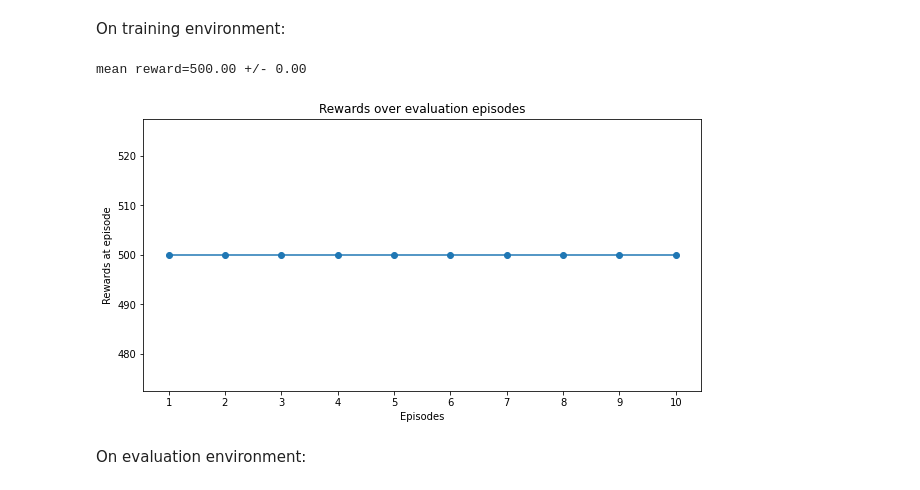
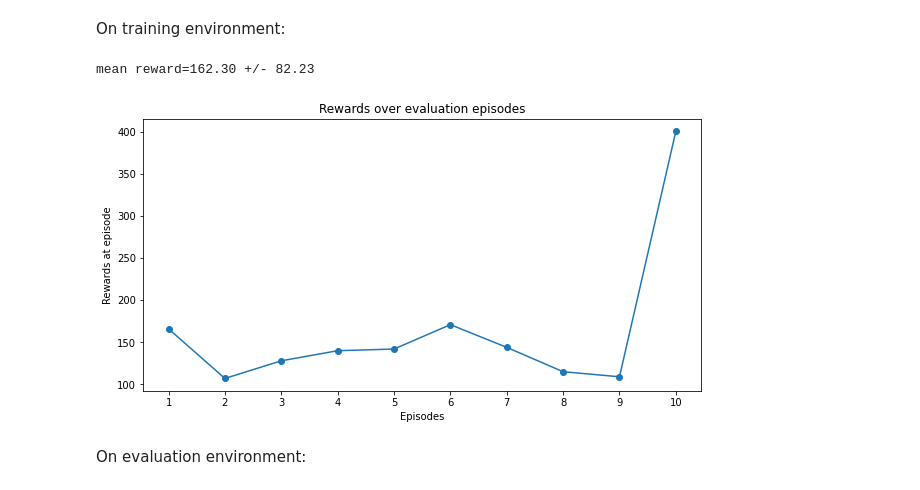
Before and after one commit to julia-lina-tan/rl-policy-fusion, a Jupyter notebook: rl_policy_fusion.ipynb, the cells around one changed output. Cells and saved outputs as stored; diff of their text form; code cells hidden in the pictures.

```diff
--- a/rl_policy_fusion.ipynb
+++ b/rl_policy_fusion.ipynb
@@ -124,8 +156,9 @@ This MLP has 2 layers of 64.
 # %%
 os.makedirs('../content/agent1', exist_ok=True)
 
-env = gym.make('CartPole-v1')
-env.force_mag = 2.0
+env = Monitor(CartPoleEnv())
+config_env(env, length=5.0)
+
 model = PPO('MlpPolicy', env, verbose=1, seed=1)
 # %% [output]
 Using cpu device
@@ -165,7 +194,7 @@ mean reward=8.80 +/- 0.75
 # Train the agent and save it
 # %%
 # Train the agent
-model.learn(total_timesteps=1e5)
+model.learn(total_timesteps=1e4)
 
 # Save the agent
 model.save('../content/agent1/model')
@@ -196,13 +225,13 @@ model.save('../content/agent1/model')
 # %% [markdown]
 On training environment:
 # %%
-ep_rewards, ep_steps = evaluate_policy(model, model.env, n_eval_episodes=10, deterministic=True, return_episode_rewards=True)
+ep_rewards, ep_steps = evaluate_policy(model, env, n_eval_episodes=10, deterministic=True, return_episode_rewards=True)
 
 print(f'mean reward={(sum(ep_rewards)/len(ep_rewards)):.2f} +/- {np.std(ep_rewards):.2f}')
 plot_rewards(ep_rewards, title='Rewards over evaluation episodes')
 # %% [output]
-mean reward=500.00 +/- 0.00
+mean reward=162.30 +/- 82.23
-[figure, old version]
+[figure, new version]
 # %% [markdown]
 On evaluation environment:
 # %%
```
Also changed, not shown: parts of 28 cells of this notebook.
